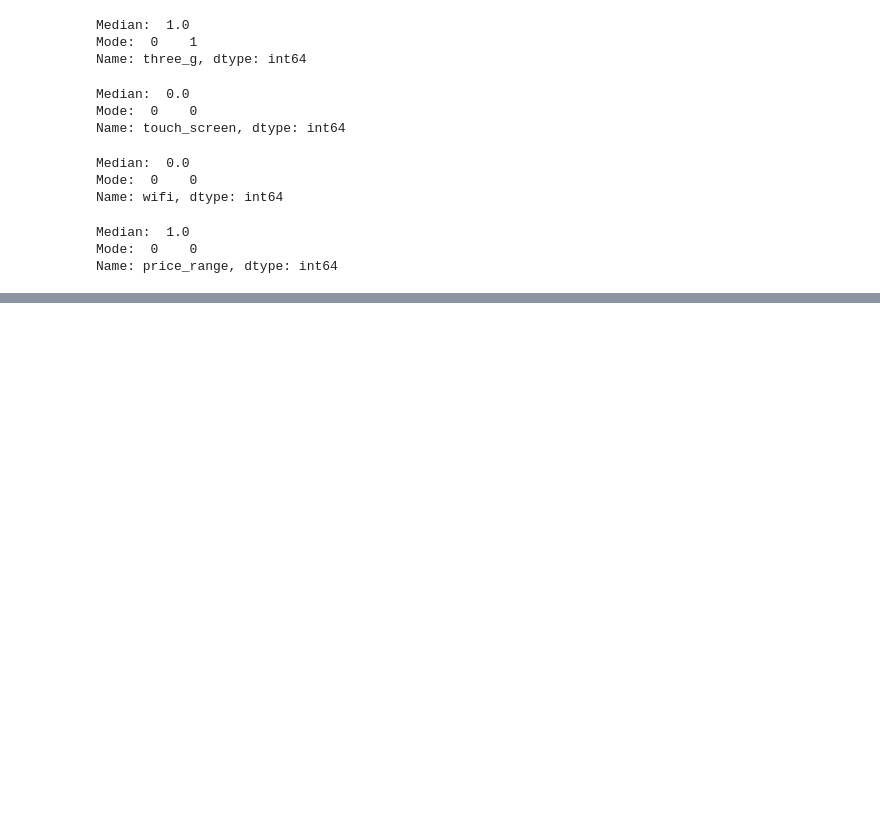
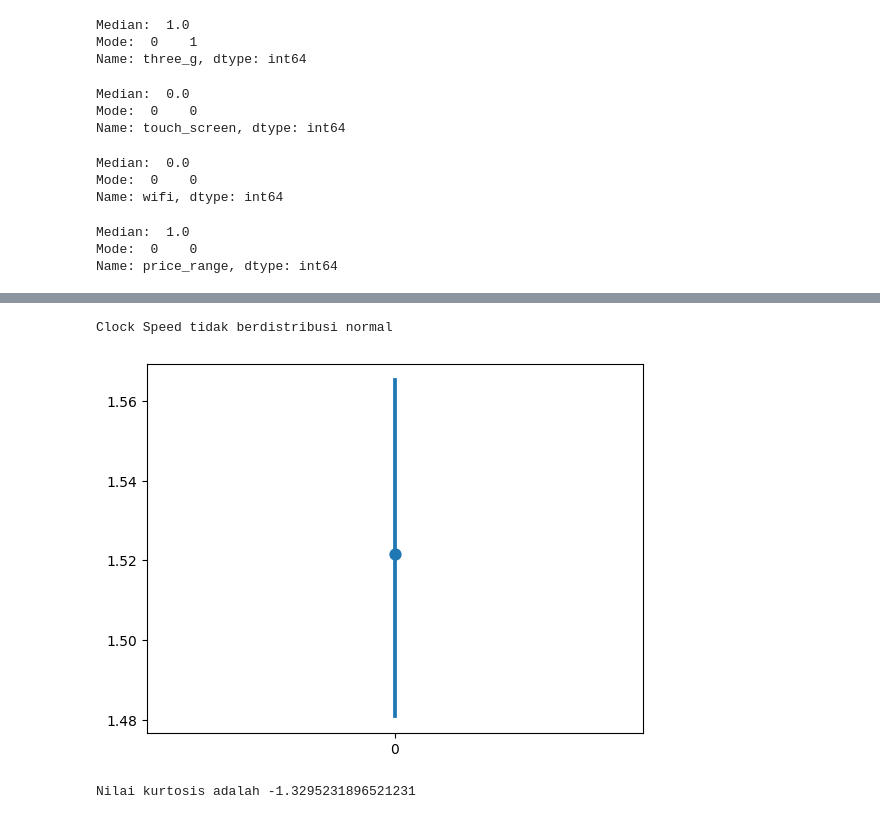
Before and after one commit to eunicesarah/Tucil2_13521006_13521013, a Jupyter notebook: tucil2.ipynb, the cells around one changed output, grey strips where cells are left out. Saved outputs shown, nothing was run; the diff lists cells and outputs as text; code cells hidden in the pictures; blank space fills up the shorter version.

```diff
--- a/tucil2.ipynb
+++ b/tucil2.ipynb
@@ -974,0 +1041,19 @@ Name: price_range, dtype: int64
+# %%
+# clock_speed
+
+stat, p = stats.normaltest(train['clock_speed'])
+a = 0.05
+if p > a:
+    print('Clock Speed berdistribusi normal')
+else:
+    print('Clock Speed tidak berdistribusi normal')
+
+sns.pointplot(train['clock_speed'])
+plt.show()
+
+# kurtosis
+print('Nilai kurtosis adalah ' + str(train['clock_speed'].kurtosis()))
+# %% [output]
+Clock Speed tidak berdistribusi normal
+[figure, added]
+Nilai kurtosis adalah -1.3295231896521231
```
Also changed, not shown: parts of 23 cells of this notebook.
